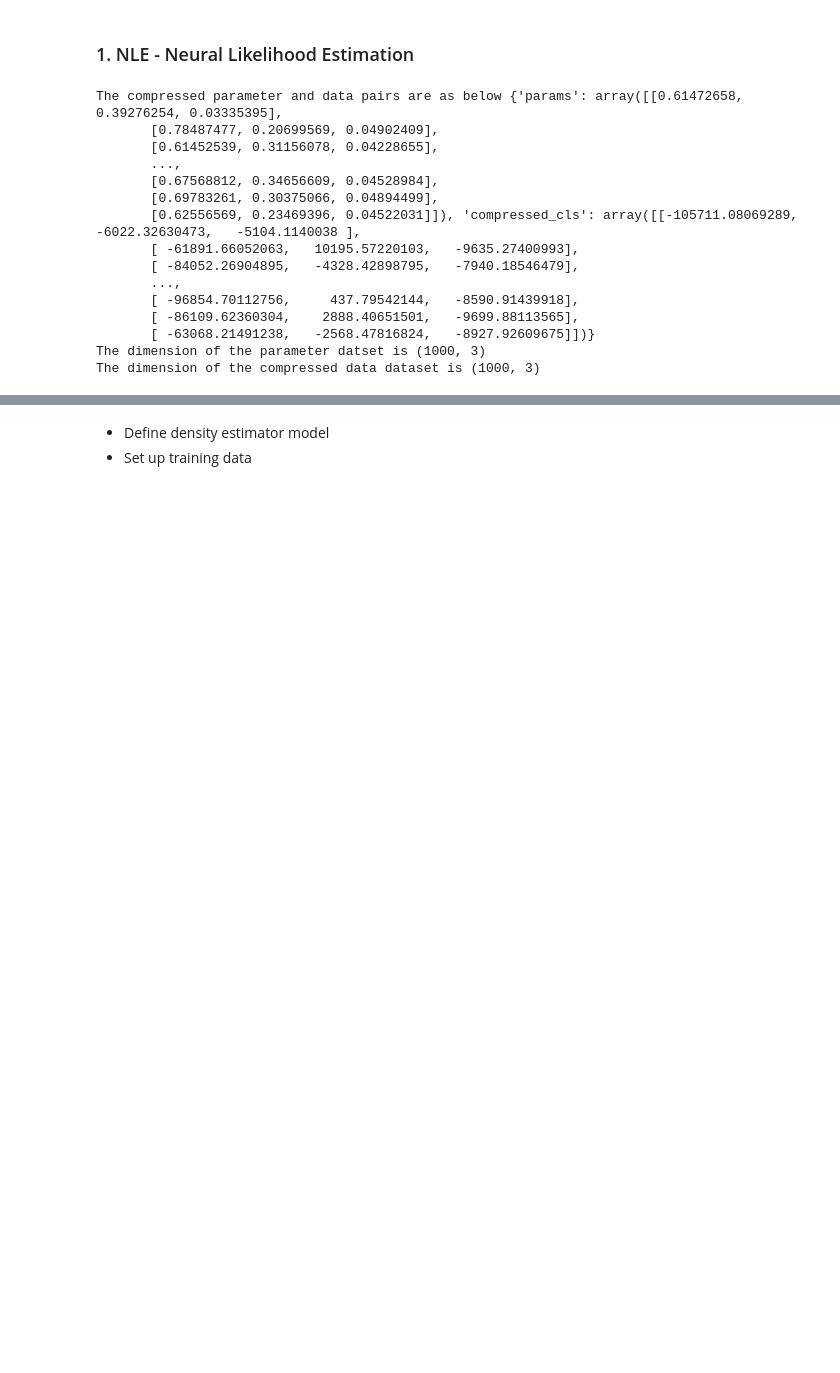
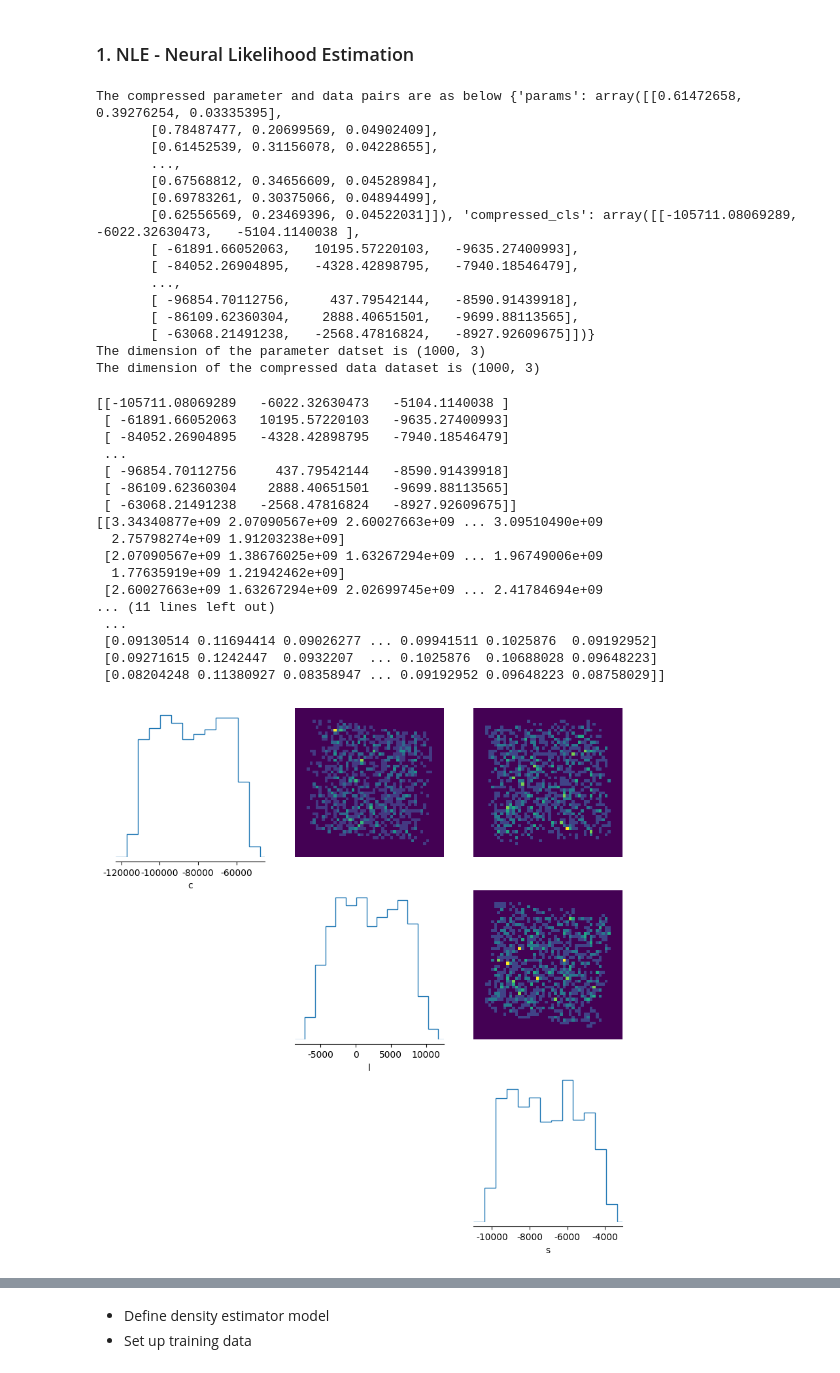
Before and after one commit to astro-informatics/sbi_tutorial, a Jupyter notebook: sbi_demo.ipynb, the cells around one changed output, grey strips where cells are left out. Cells and saved outputs as stored; diff of their text form; code cells hidden in the pictures; blank space fills up the shorter version.

```diff
--- a/sbi_demo.ipynb
+++ b/sbi_demo.ipynb
@@ -114,7 +97,7 @@ $T$ can be obtained via:
 # %% [markdown]
 ### 1. Canonical correlation analysis (CCA) compression
 # %%
-def cca(param_samples, cls_samples):
+def cca(param_samples, cls_samples, parameters, data):
     '''
     Compute the sampled parameter auto covariance, simulated data vector auto covariance and the parameter-data vector cross covariance
     Methodology as per Park, M., Gatti, M., & Jain, B. (2025). Dimensionality reduction techniques for statistical inference in cosmology.
@@ -149,9 +132,10 @@ def cca(param_samples, cls_samples):
     plt.xlabel('Component number')
     plt.gca().xaxis.get_major_locator().set_params(integer=True)
     plt.ylabel('Correlation')
+
     plt.show()
 
-    return {'params': param_samples, 'compressed_cls': cls_samples@canon_projs}
+    return {'params': parameters, 'compressed_cls': data@canon_projs}
 # %% [markdown]
 CCA compression step.
 # %%
@@ -393,8 +377,27 @@ The compressed parameter and data pairs are as below {'params': array([[0.614726
 The dimension of the parameter datset is (1000, 3)
 The dimension of the compressed data dataset is (1000, 3)
 # %%
-# _ = pairplot(cls_samples, labels='cls samples')
-# _ = pairplot(param_samples, labels='param samples')
-# print(cls_samples)
-# print(np.cov(cls_samples))
-# print(np.cov(param_samples))
+_ = pairplot(cls_samples, labels='cls samples')
+_ = pairplot(param_samples, labels='param samples')
+print(cls_samples)
+print(np.cov(cls_samples))
+print(np.cov(param_samples))
+# %% [output]
+[[-105711.08069289   -6022.32630473   -5104.1140038 ]
+ [ -61891.66052063   10195.57220103   -9635.27400993]
+ [ -84052.26904895   -4328.42898795   -7940.18546479]
+ ...
+ [ -96854.70112756     437.79542144   -8590.91439918]
+ [ -86109.62360304    2888.40651501   -9699.88113565]
+ [ -63068.21491238   -2568.47816824   -8927.92609675]]
+[[3.34340877e+09 2.07090567e+09 2.60027663e+09 ... 3.09510490e+09
+  2.75798274e+09 1.91203238e+09]
+ [2.07090567e+09 1.38676025e+09 1.63267294e+09 ... 1.96749006e+09
+  1.77635919e+09 1.21942462e+09]
+ [2.60027663e+09 1.63267294e+09 2.02699745e+09 ... 2.41784694e+09
+... (11 lines left out)
+ ...
+ [0.09130514 0.11694414 0.09026277 ... 0.09941511 0.1025876  0.09192952]
+ [0.09271615 0.1242447  0.0932207  ... 0.1025876  0.10688028 0.09648223]
+ [0.08204248 0.11380927 0.08358947 ... 0.09192952 0.09648223 0.08758029]]
+[figure, added]
```
Also changed, not shown: parts of 16 cells of this notebook, 3 other files.
